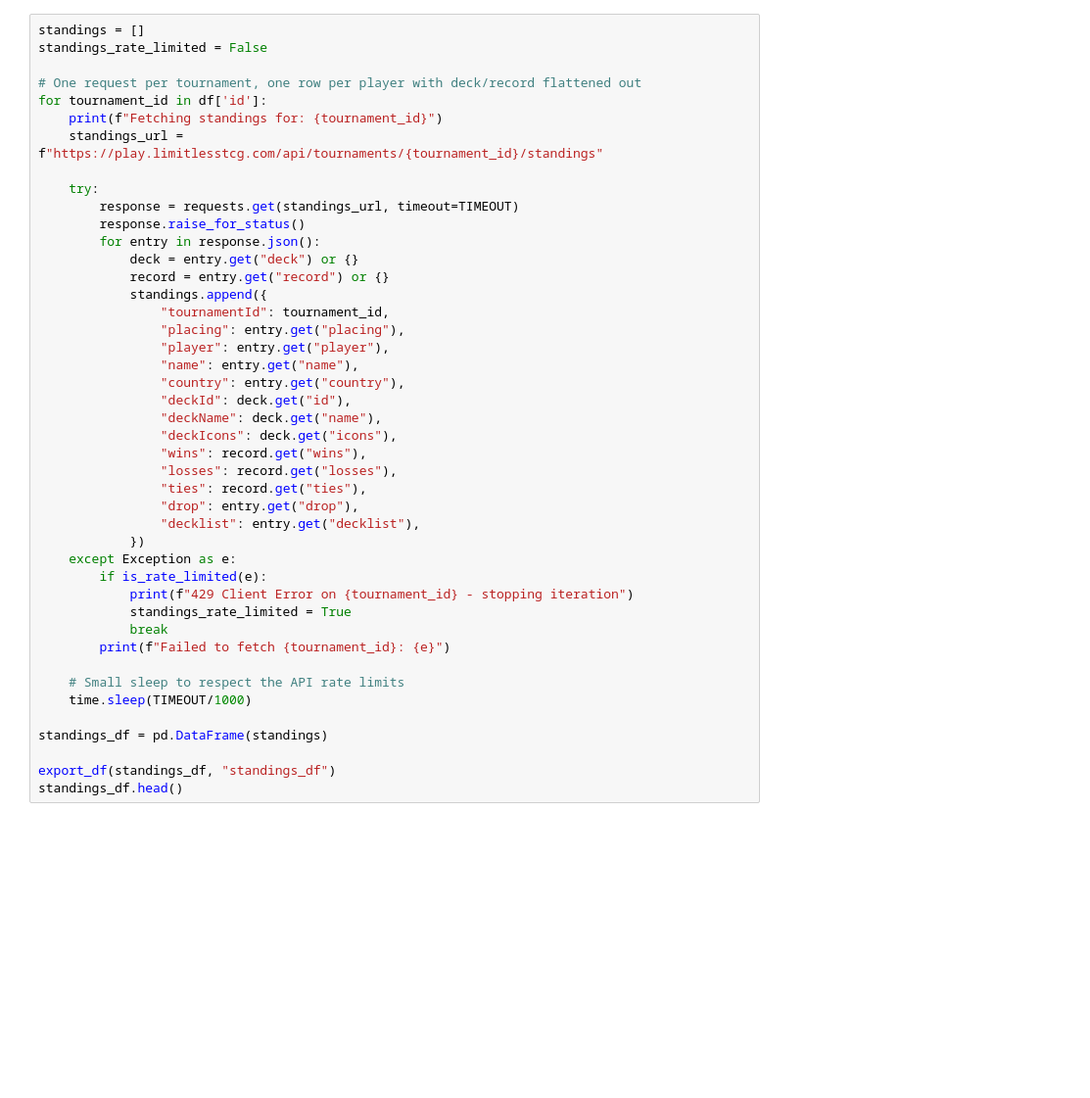
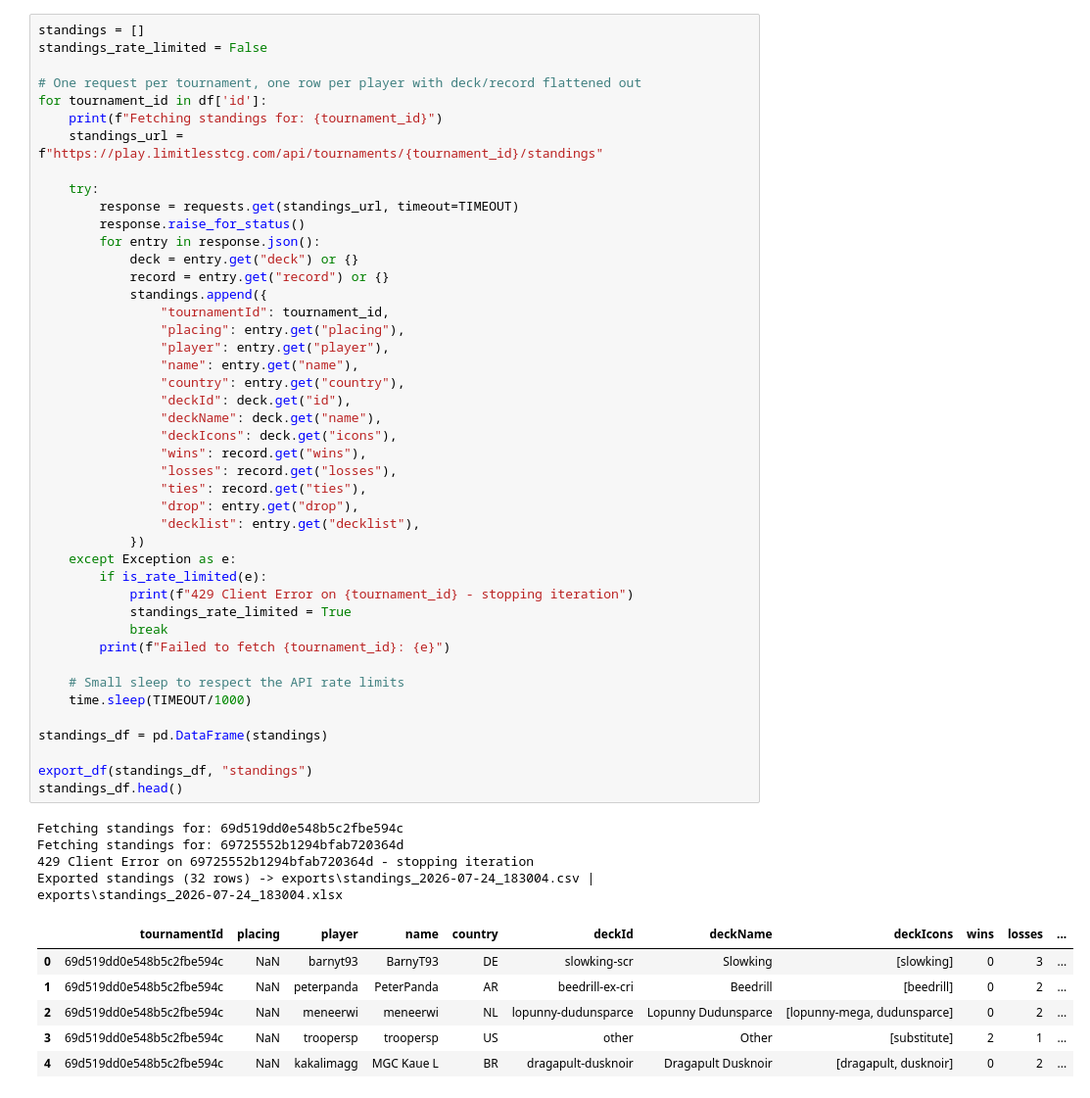
Before and after one commit to RenatoBaeza/limitless_tcg_datascience, a Jupyter notebook: explore.ipynb, the cells around one changed output. Shown at 98% size. Cells and saved outputs as stored; diff of their text form; blank space fills up the shorter version.

```diff
--- a/explore.ipynb
+++ b/explore.ipynb
@@ -177,34 +240,45 @@ for tournament_id in df['id']:
             deck = entry.get("deck") or {}
             record = entry.get("record") or {}
             standings.append({
                 "tournamentId": tournament_id,
                 "placing": entry.get("placing"),
                 "player": entry.get("player"),
                 "name": entry.get("name"),
                 "country": entry.get("country"),
                 "deckId": deck.get("id"),
                 "deckName": deck.get("name"),
                 "deckIcons": deck.get("icons"),
                 "wins": record.get("wins"),
                 "losses": record.get("losses"),
                 "ties": record.get("ties"),
                 "drop": entry.get("drop"),
                 "decklist": entry.get("decklist"),
             })
     except Exception as e:
         if is_rate_limited(e):
             print(f"429 Client Error on {tournament_id} - stopping iteration")
             standings_rate_limited = True
             break
         print(f"Failed to fetch {tournament_id}: {e}")
 
     # Small sleep to respect the API rate limits
     time.sleep(TIMEOUT/1000)
 
 standings_df = pd.DataFrame(standings)
 
-export_df(standings_df, "standings_df")
+export_df(standings_df, "standings")
 standings_df.head()
+# %% [output]
+Fetching standings for: 69d519dd0e548b5c2fbe594c
+Fetching standings for: 69725552b1294bfab720364d
+429 Client Error on 69725552b1294bfab720364d - stopping iteration
+Exported standings (32 rows) -> exports\standings_2026-07-24_183004.csv | exports\standings_2026-07-24_183004.xlsx
+|  | tournamentId | placing | player | name | country | deckId | deckName | deckIcons | wins | losses | ... |
+| 0 | 69d519dd0e548b5c2fbe594c | NaN | barnyt93 | BarnyT93 | DE | slowking-scr | Slowking | [slowking] | 0 | 3 | ... |
+| 1 | 69d519dd0e548b5c2fbe594c | NaN | peterpanda | PeterPanda | AR | beedrill-ex-cri | Beedrill | [beedrill] | 0 | 2 | ... |
+| 2 | 69d519dd0e548b5c2fbe594c | NaN | meneerwi | meneerwi | NL | lopunny-dudunsparce | Lopunny Dudunsparce | [lopunny-mega, dudunsparce] | 0 | 2 | ... |
+| 3 | 69d519dd0e548b5c2fbe594c | NaN | troopersp | troopersp | US | other | Other | [substitute] | 2 | 1 | ... |
+| 4 | 69d519dd0e548b5c2fbe594c | NaN | kakalimagg | MGC Kaue L | BR | dragapult-dusknoir | Dragapult Dusknoir | [dragapult, dusknoir] | 0 | 2 | ... |
 # %%
 # One row per card in every decklist, tagged with its category (pokemon/trainer/energy)
 cards = []
```
Also changed, not shown: parts of 7 cells of this notebook.
